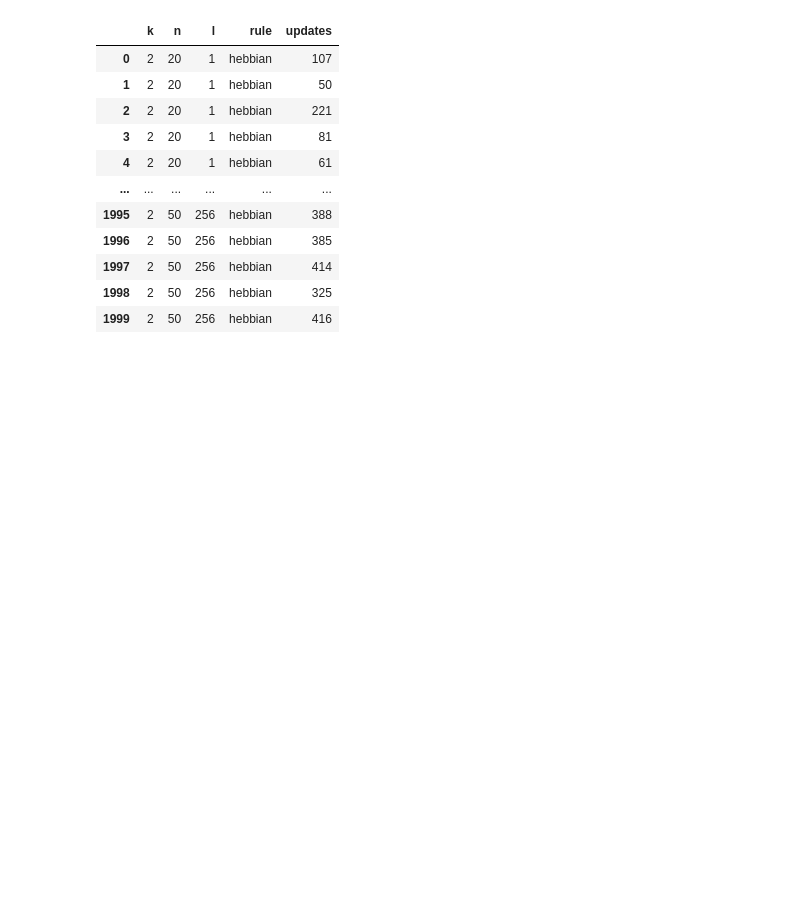
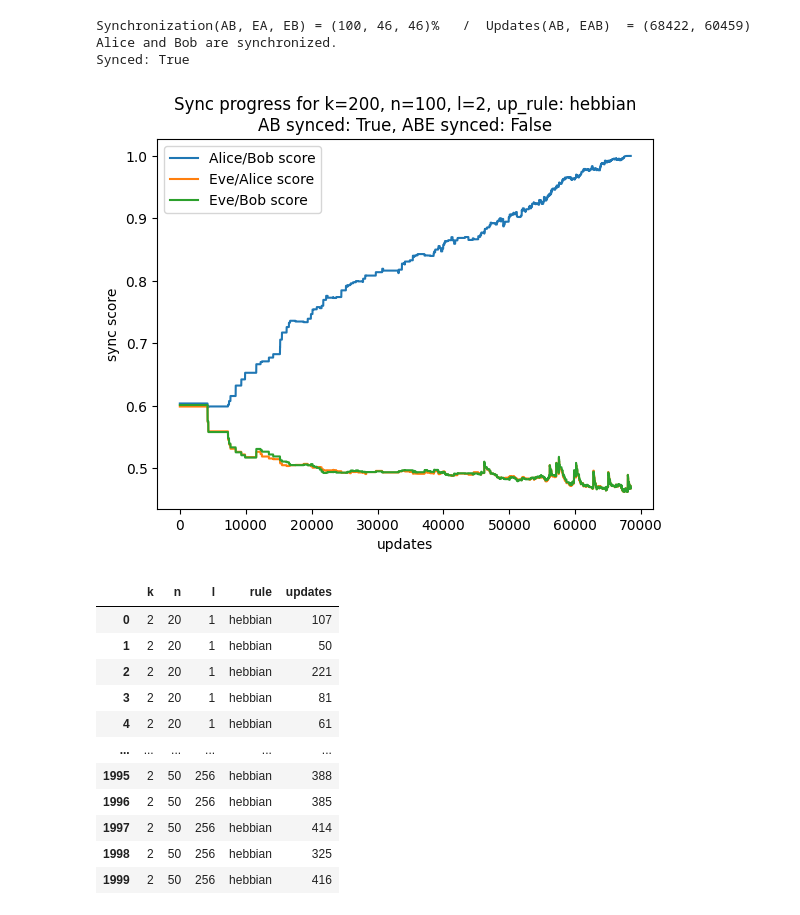
Before and after one commit to xsalonx/parity-machines-MKwAD, a Jupyter notebook: test.ipynb, the cells around one changed output. Drawn from its saved outputs; the diff is of its cells as text; code cells hidden in the pictures; blank space fills up the shorter version.

```diff
--- a/test.ipynb
+++ b/test.ipynb
@@ -94,9 +94,14 @@ def plot_res(res):
 	      f"AB synced: {res['synced']}, ABE synced: {res['e-synced']}")
     print('Synced: ' + str(res['synced']))
 # %%
-# update_rules = ['hebbian', 'anti_hebbian', 'random_walk']
-# res = test_sync(k=2, n=10, l=2, update_rule=update_rules[0], echo=True, max_time=55)
-# plot_res(res)
+update_rules = ['hebbian', 'anti_hebbian', 'random_walk']
+res = test_sync(k=200, n=100, l=2, update_rule='hebbian', echo=True, max_time=55)
+plot_res(res)
+# %% [output]
+Synchronization(AB, EA, EB) = (100, 46, 46)%   /  Updates(AB, EAB)  = (68422, 60459)
+Alice and Bob are synchronized.
+Synced: True
+[figure, added]
 # %%
 import pickle
 k=2
```
Also changed, not shown: parts of 1 cell of this notebook, 2 other files.
